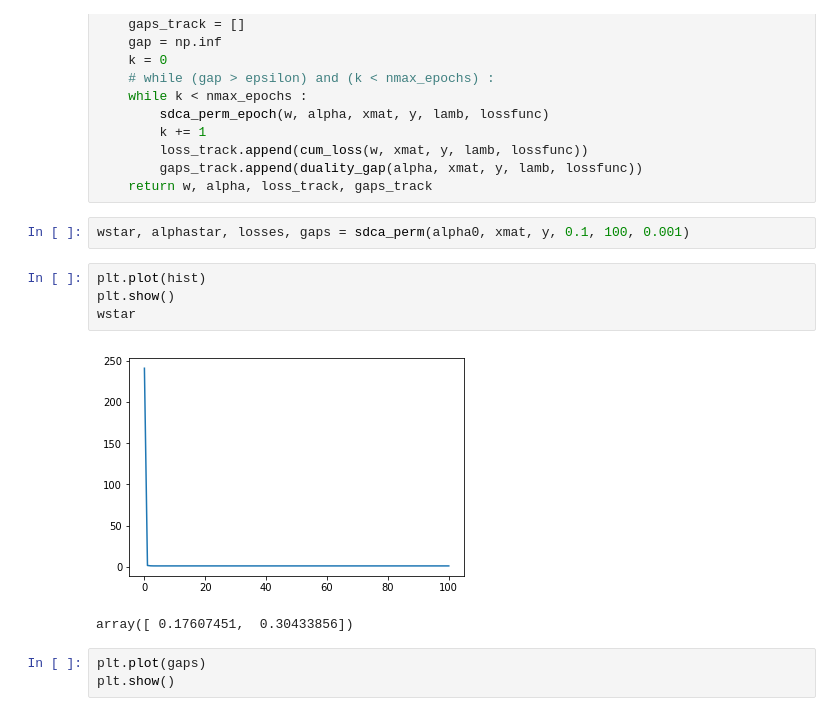
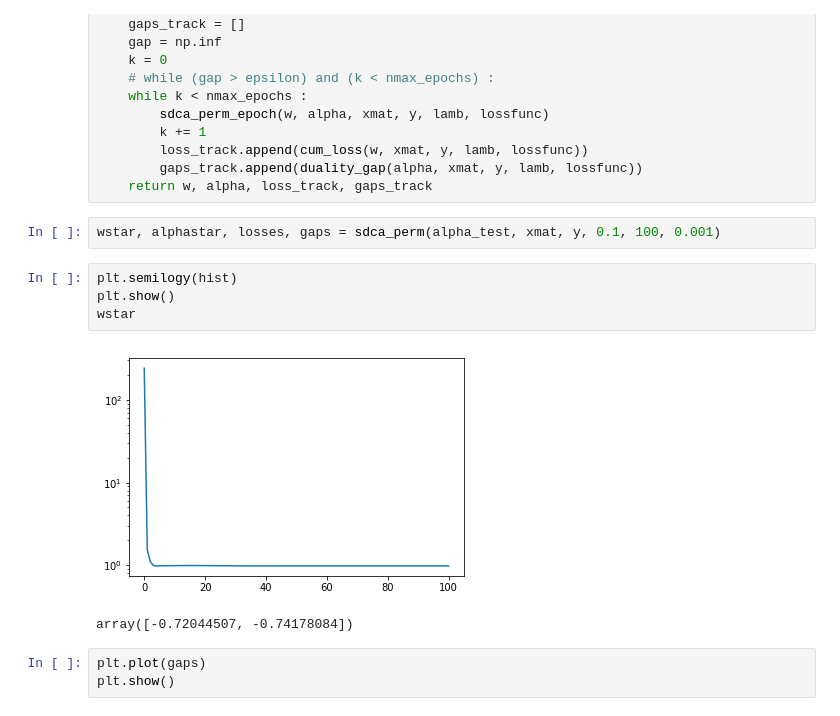
Before and after one commit to BoucheDimitri/SOADML, a Jupyter notebook: SDCA.ipynb, the cells around one changed output. Cells and saved outputs as stored; diff of their text form.

```diff
--- a/SDCA.ipynb
+++ b/SDCA.ipynb
@@ -208,14 +208,14 @@ def sdca_perm(alpha0, xmat, y, lamb, nmax_epochs, epsilon, lossfunc=hinge):
         gaps_track.append(duality_gap(alpha, xmat, y, lamb, lossfunc))
     return w, alpha, loss_track, gaps_track
 # %%
-wstar, alphastar, losses, gaps = sdca_perm(alpha0, xmat, y, 0.1, 100, 0.001)
+wstar, alphastar, losses, gaps = sdca_perm(alpha_test, xmat, y, 0.1, 100, 0.001)
 # %%
-plt.plot(hist)
+plt.semilogy(hist)
 plt.show()
 wstar
 # %% [output]
-[figure, old version]
+[figure, new version]
-array([ 0.17607451,  0.30433856])
+array([-0.72044507, -0.74178084])
 # %%
 plt.plot(gaps)
 plt.show()
```
Also changed, not shown: parts of 2 cells of this notebook.
